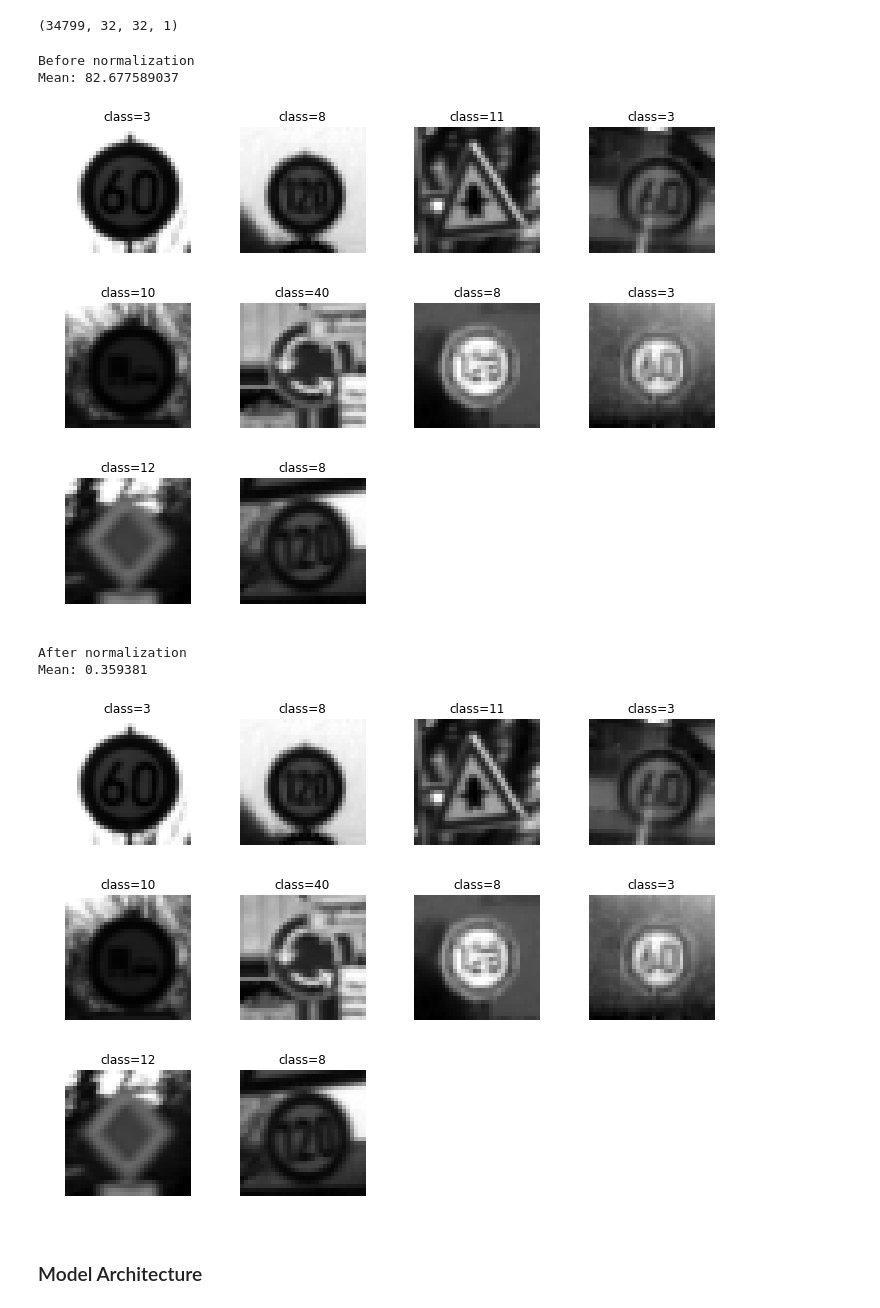
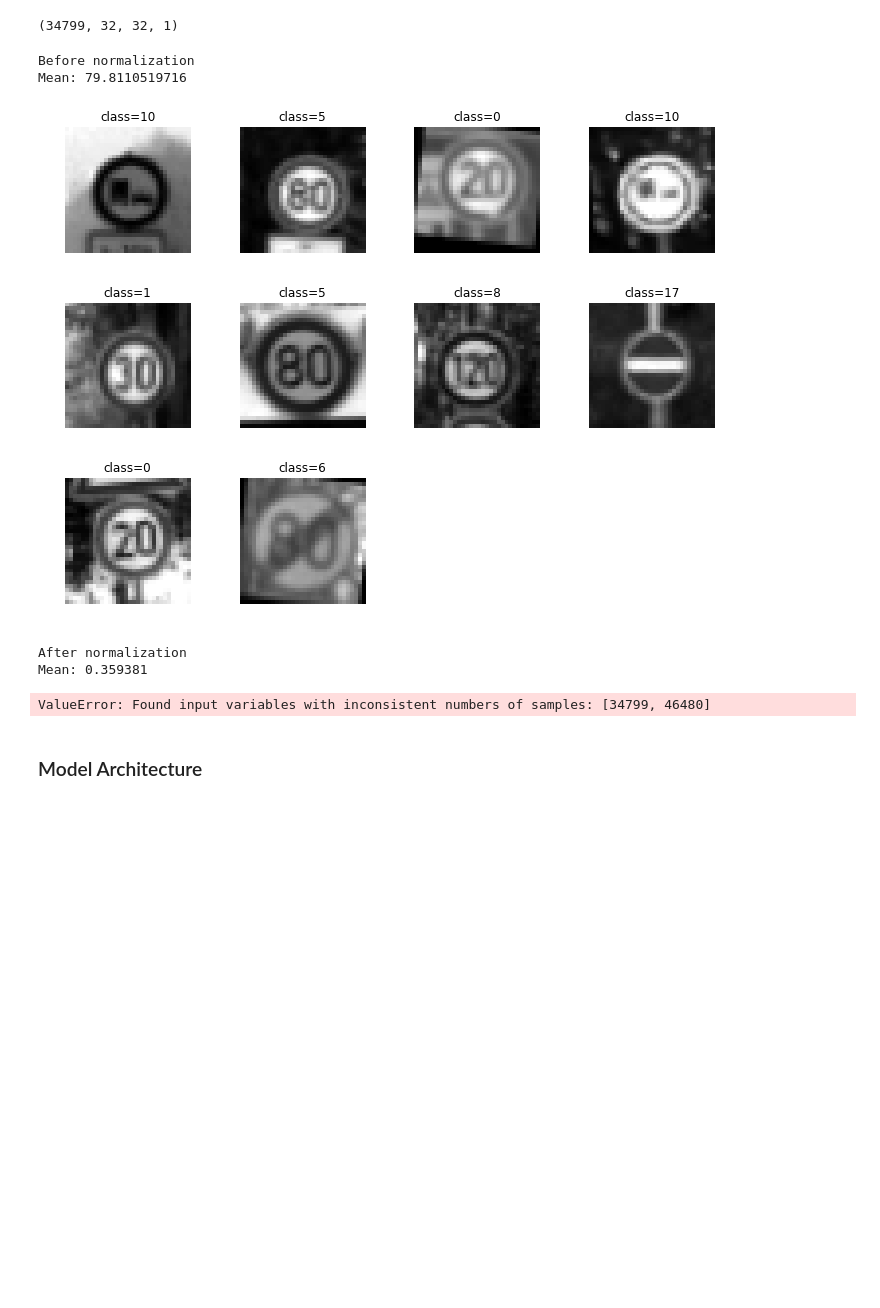
Before and after one commit to var7/CarND-Traffic-Sign-Classifier-Project, a Jupyter notebook: Traffic_Sign_Classifier.ipynb, the cells around one changed output. Drawn from its saved outputs; the diff is of its cells as text; code cells hidden in the pictures; blank space fills up the shorter version.

```diff
--- a/Traffic_Sign_Classifier.ipynb
+++ b/Traffic_Sign_Classifier.ipynb
@@ -323,7 +362,7 @@ def grayscale(img):
 #     img = img.astype(np.float32)
     return cv2.cvtColor(img, cv2.COLOR_RGB2GRAY)
 # %%
-X_train_gray = np.sum(X_train/3, axis=3, keepdims=True)
+X_train_gray = np.sum(X_train_aug/3, axis=3, keepdims=True)
 # X_train_gray = np.array([grayscale(X_train[i]) for i in range(len(X_train))],
 #                           dtype = np.float32)
 
@@ -365,18 +404,18 @@ print(X_train_norm.shape)
 # %%
 print('Before normalization')
 print('Mean:', np.mean(X_train_gray))
-show_multiple_images(X_train_gray, y_train, no_imgs=10, gray=True)
+show_multiple_images(X_train_gray, y_train_aug, no_imgs=10, gray=True)
 
 print('After normalization')
 print('Mean:', np.mean(X_train_norm))
-show_multiple_images(X_train_norm, y_train, no_imgs=10, gray=True)
+show_multiple_images(X_train_norm, y_train_aug, no_imgs=10, gray=True)
 # %% [output]
 Before normalization
-Mean: 82.677589037
+Mean: 79.8110519716
-[figure, old version]
+[figure, new version]
 After normalization
 Mean: 0.359381
-[figure, removed]
+ValueError: Found input variables with inconsistent numbers of samples: [34799, 46480]
 # %%
 # shuffle the data
 X_train_shuff, y_train_shuff = shuffle(X_train, y_train)
```
Also changed, not shown: parts of 5 cells of this notebook.
